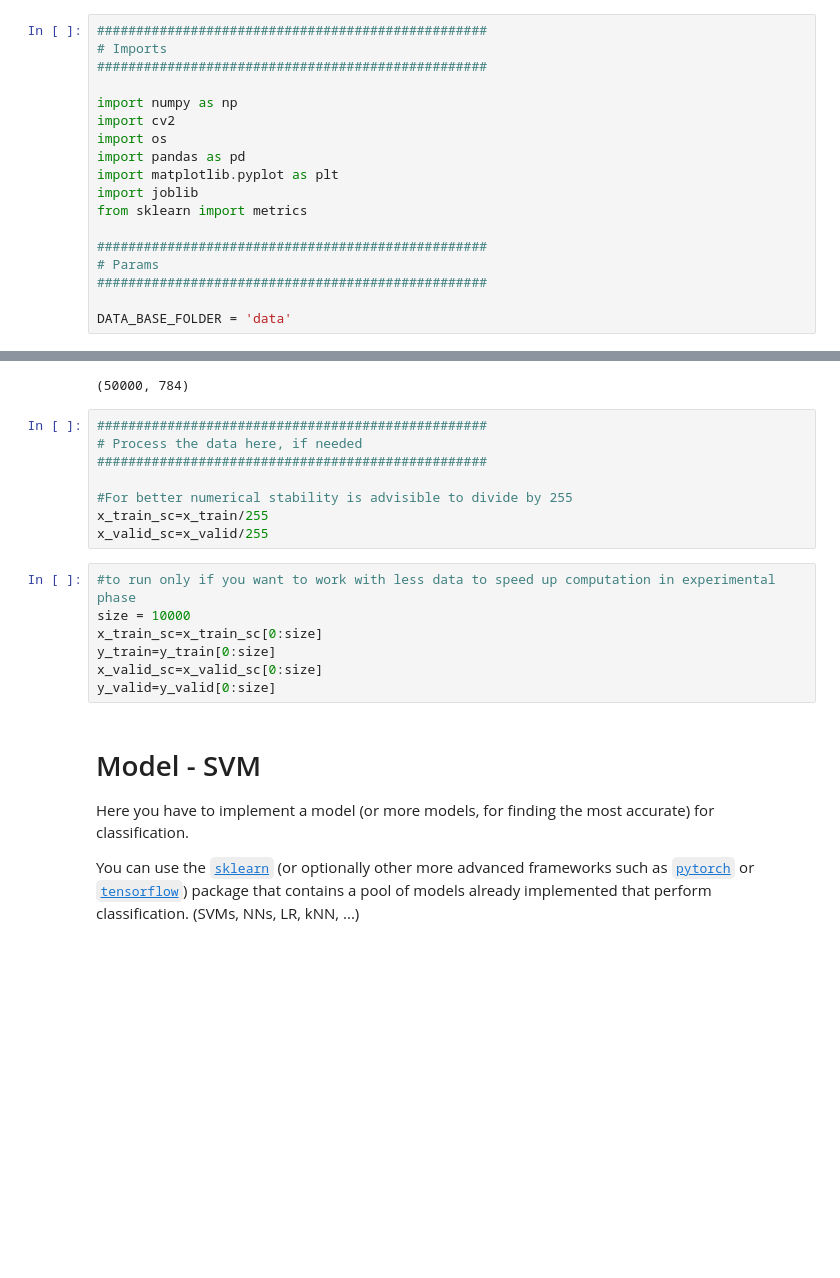
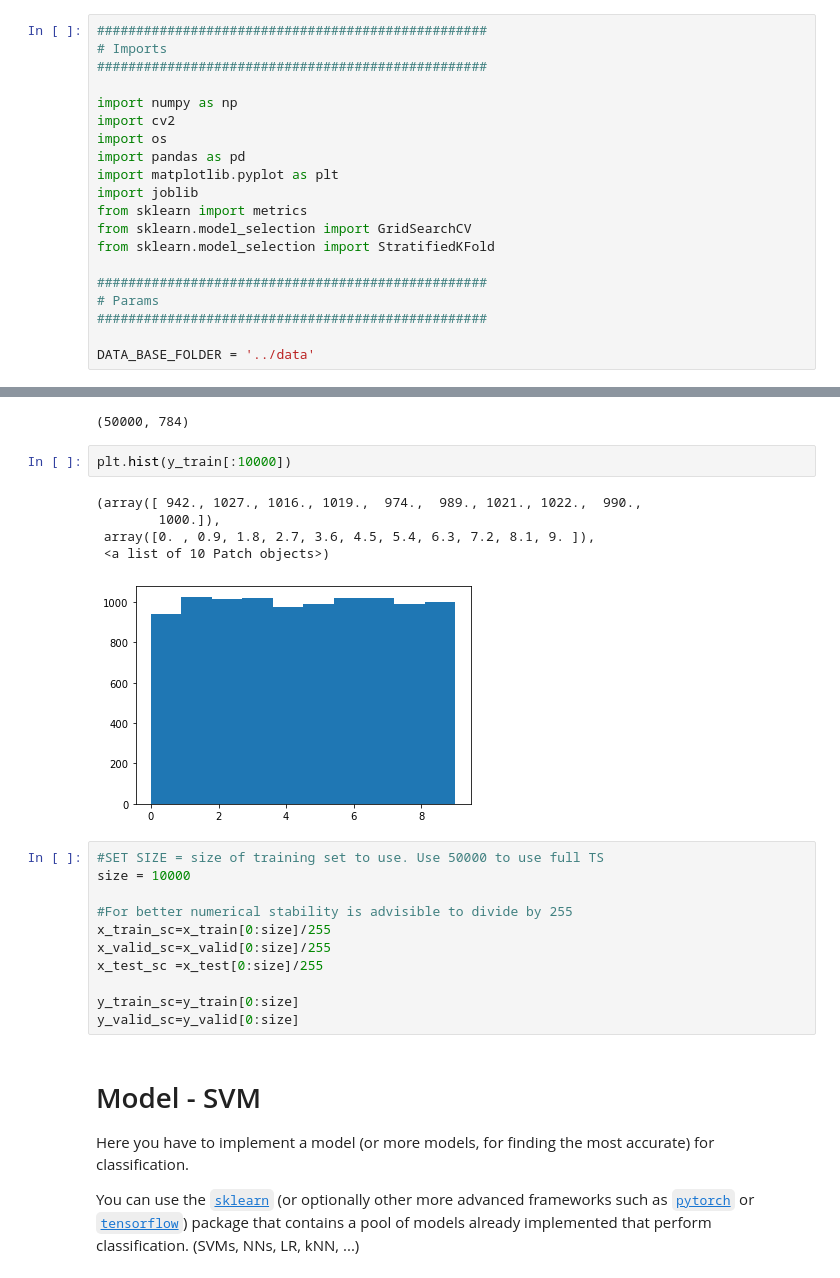
Before and after one commit to rmazzier/MLProjectDS-2020, a Jupyter notebook: SVM/SkeletonStarter_svm.ipynb, the cells around one changed output, grey strips where cells are left out. Cells and saved outputs as stored; diff of their text form; blank space fills up the shorter version.

```diff
--- a/SVM/SkeletonStarter_svm.ipynb
+++ b/SVM/SkeletonStarter_svm.ipynb
@@ -12,12 +12,14 @@ import pandas as pd
 import matplotlib.pyplot as plt
 import joblib
 from sklearn import metrics
+from sklearn.model_selection import GridSearchCV
+from sklearn.model_selection import StratifiedKFold
 
 ##################################################
 # Params
 ##################################################
 
-DATA_BASE_FOLDER = 'data'
+DATA_BASE_FOLDER = '../data'
 # %% [markdown]
 # Dataset
 
@@ -51,21 +53,25 @@ plt.show()
 x_train.shape
 # %% [output]
 (50000, 784)
+# %%
+plt.hist(y_train[:10000])
+# %% [output]
+(array([ 942., 1027., 1016., 1019.,  974.,  989., 1021., 1022.,  990.,
+        1000.]),
+ array([0. , 0.9, 1.8, 2.7, 3.6, 4.5, 5.4, 6.3, 7.2, 8.1, 9. ]),
+ <a list of 10 Patch objects>)
+[figure, added]
 # %%
-##################################################
-# Process the data here, if needed
-##################################################
+#SET SIZE = size of training set to use. Use 50000 to use full TS
+size = 10000
 
 #For better numerical stability is advisible to divide by 255
-x_train_sc=x_train/255
-x_valid_sc=x_valid/255
+x_train_sc=x_train[0:size]/255
+x_valid_sc=x_valid[0:size]/255
+x_test_sc =x_test[0:size]/255
+
+y_train_sc=y_train[0:size]
+y_valid_sc=y_valid[0:size]
-# %%
-#to run only if you want to work with less data to speed up computation in experimental phase
-size = 10000
-x_train_sc=x_train_sc[0:size]
-y_train=y_train[0:size]
-x_valid_sc=x_valid_sc[0:size]
-y_valid=y_valid[0:size]
 # %% [markdown]
 # Model - SVM
 
```
Also changed, not shown: parts of 7 cells of this notebook, 1 other file.
